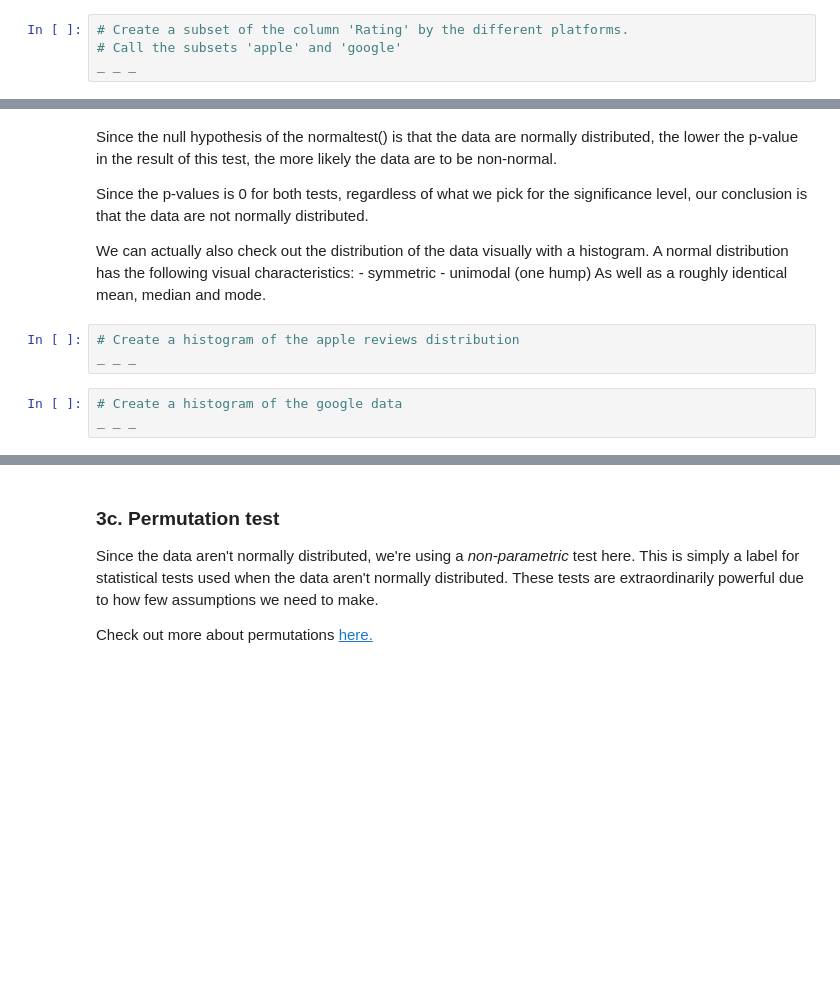
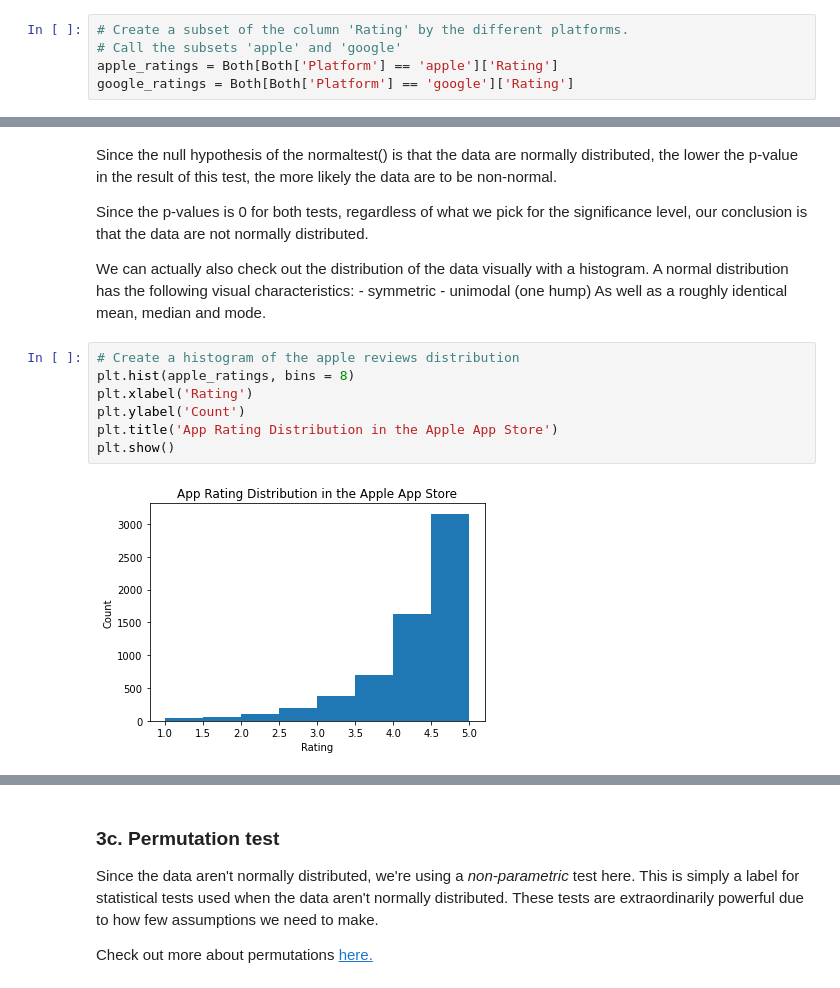
Before and after one commit to jay-laplante/SB-Data-Science-Projects, a Jupyter notebook: Apps Project, v2 (11.3)/Project Files/Springboard Apps project - Tier 3 - Complete.ipynb, the cells around one changed output, grey strips where cells are left out. Saved outputs shown, nothing was run; the diff lists cells and outputs as text; blank space fills up the shorter version.

```diff
--- a/Apps Project, v2 (11.3)/Project Files/Springboard Apps project - Tier 3 - Complete.ipynb
+++ b/Apps Project, v2 (11.3)/Project Files/Springboard Apps project - Tier 3 - Complete.ipynb
@@ -457,4 +457,5 @@ There are many different statistical tests, all with different assumptions. You'
 # %%
 # Create a subset of the column 'Rating' by the different platforms.
 # Call the subsets 'apple' and 'google'
-_ _ _
+apple_ratings = Both[Both['Platform'] == 'apple']['Rating']
+google_ratings = Both[Both['Platform'] == 'google']['Rating']
@@ -476,9 +481,12 @@ We can actually also check out the distribution of the data visually with a hist
     - symmetric
     - unimodal (one hump)
 As well as a roughly identical mean, median and mode.
-# %%
-# Create a histogram of the apple reviews distribution
-_ _ _
-# %%
-# Create a histogram of the google data
-_ _ _
+# %%
+# Create a histogram of the apple reviews distribution
+plt.hist(apple_ratings, bins = 8)
+plt.xlabel('Rating')
+plt.ylabel('Count')
+plt.title('App Rating Distribution in the Apple App Store')
+plt.show()
+# %% [output]
+[figure, added]
```
Also changed, not shown: parts of 4 cells of this notebook.
